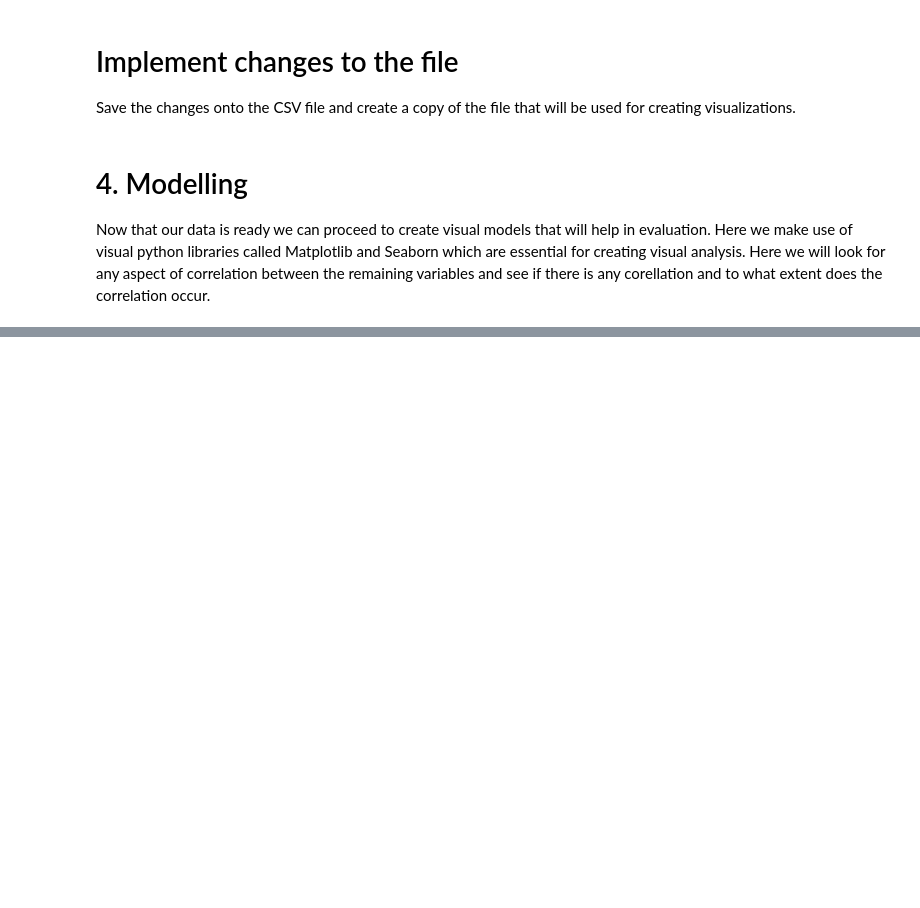
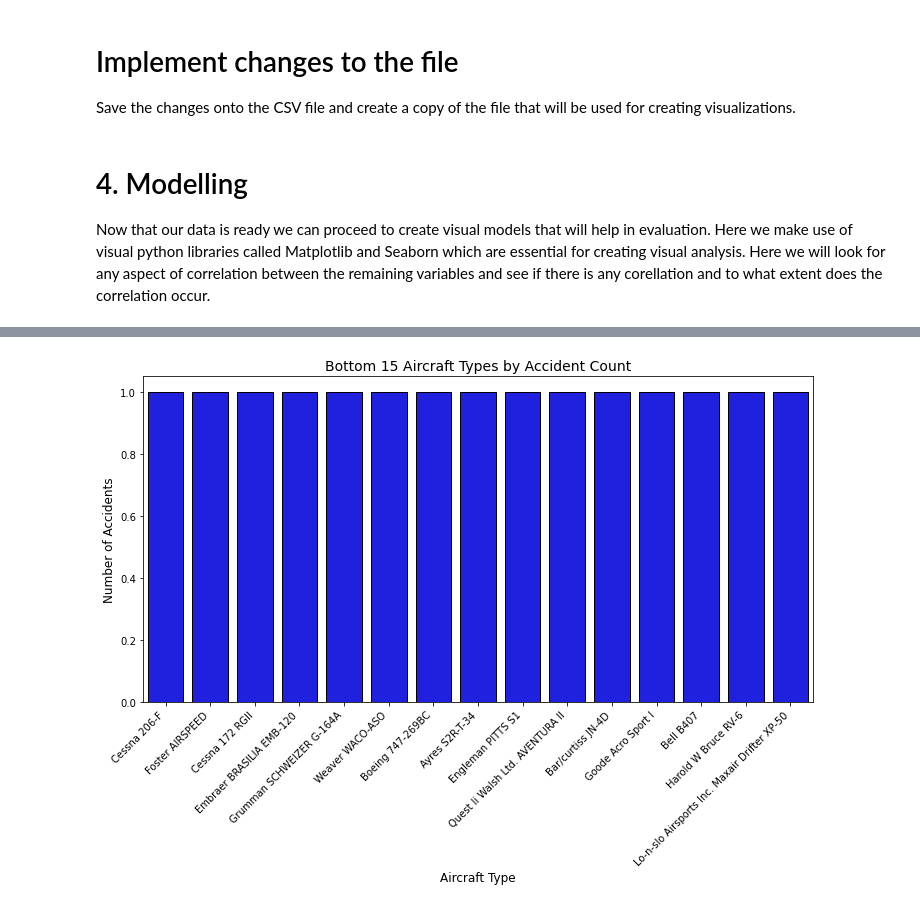
Before and after one commit to Kemboi-koder/Phase-One-Project-2025, a Jupyter notebook: Untitled.ipynb, the cells around one changed output, grey strips where cells are left out. Saved outputs shown, nothing was run; the diff lists cells and outputs as text; code cells hidden in the pictures; blank space fills up the shorter version.

```diff
--- a/Untitled.ipynb
+++ b/Untitled.ipynb
@@ -302,0 +339,18 @@ Now that our data is ready we can proceed to create visual models that will help
+# %%
+# Plot the bar chart for the bottom 15 aircraft type with least accident occurrences
+bottom_15_models = df['Aircraft_type'].value_counts().nsmallest(15).index
+
+bottom_15_df = df[df['Aircraft_type'].isin(bottom_15_models)]
+
+plt.figure(figsize=(12, 6))
+sns.countplot(data=bottom_15_df, x='Aircraft_type', edgecolor ='black', color ='blue',label='Number of accidents')
+
+plt.title('Bottom 15 Aircraft Types by Accident Count', fontsize=14)
+plt.xlabel('Aircraft Type', fontsize=12)
+plt.ylabel('Number of Accidents', fontsize=12)
+
+plt.xticks(rotation=45, ha='right')
+
+plt.show()
+# %% [output]
+[figure, added]
```
Also changed, not shown: parts of 5 cells of this notebook.
